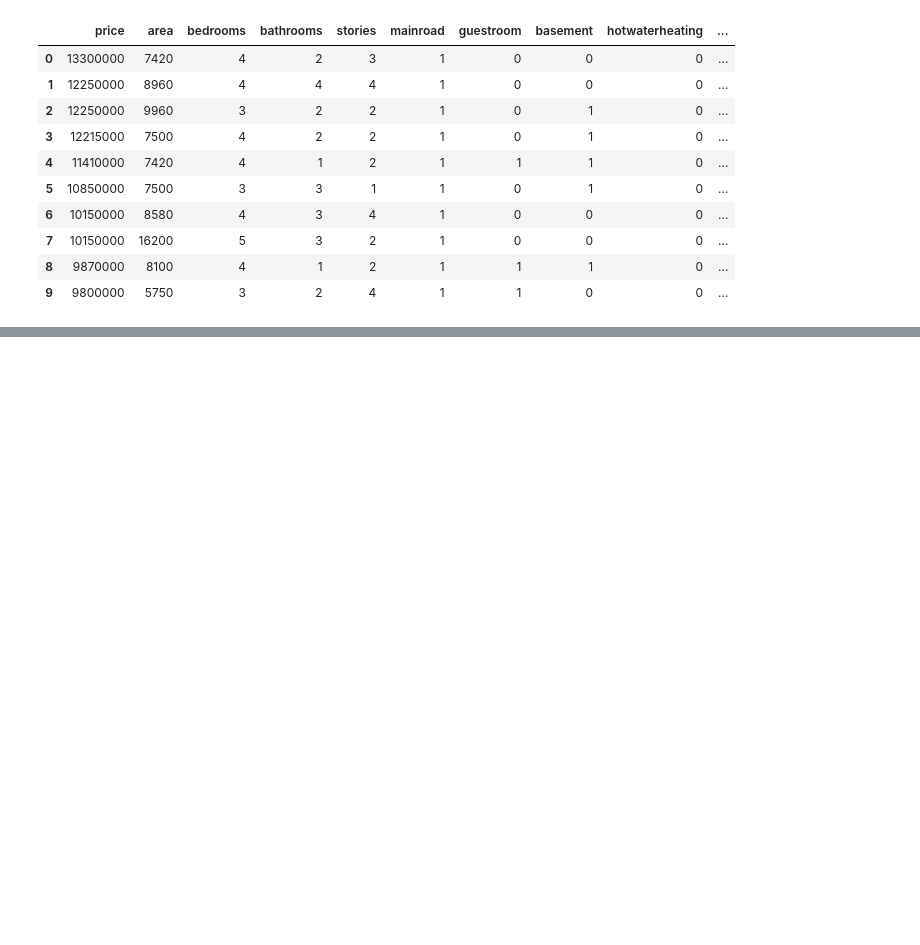
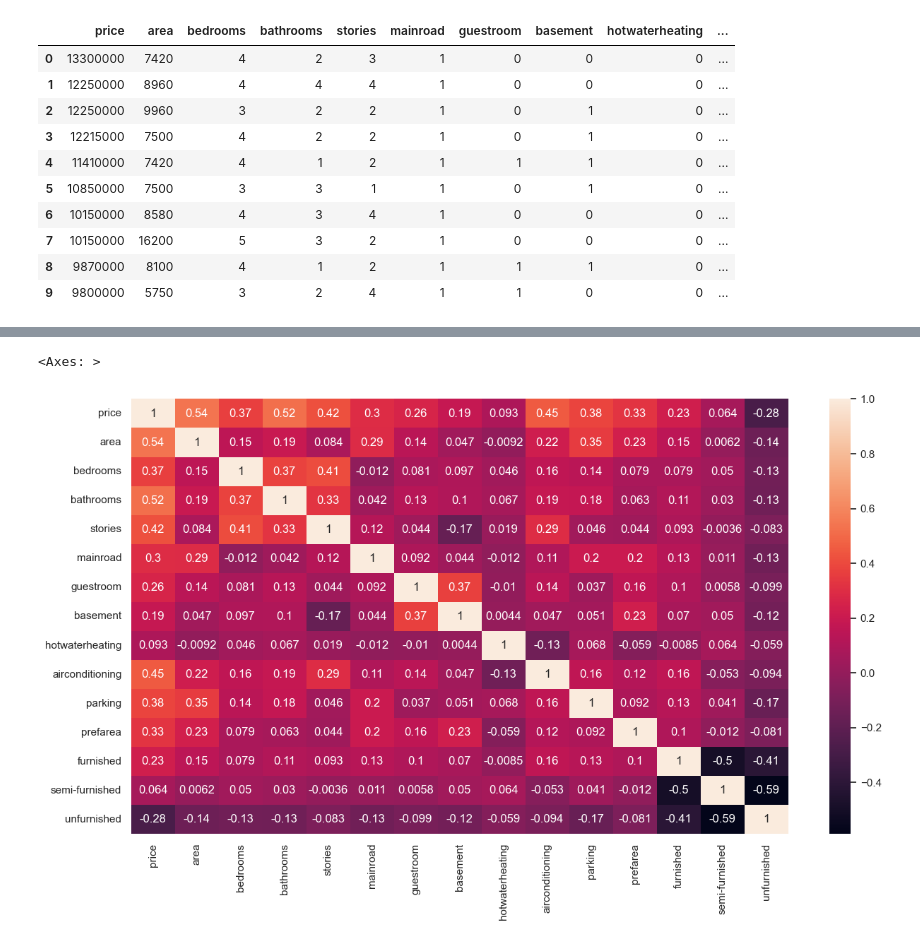
Before and after one commit to Shriram-11/House_Price_Prediction, a Jupyter notebook: house_pricing.ipynb, the cells around one changed output, grey strips where cells are left out. Cells and saved outputs as stored; diff of their text form; code cells hidden in the pictures; blank space fills up the shorter version.

```diff
--- a/house_pricing.ipynb
+++ b/house_pricing.ipynb
@@ -120,3 +110,9 @@ for col in categorical_cols:
+# %%
+plt.figure(figsize=(15,8))
+sns.heatmap(df.corr(),annot=True)
+# %% [output]
+<Axes: >
+[figure, added]
 # %%
 
 
```
Also changed, not shown: parts of 26 cells of this notebook.
